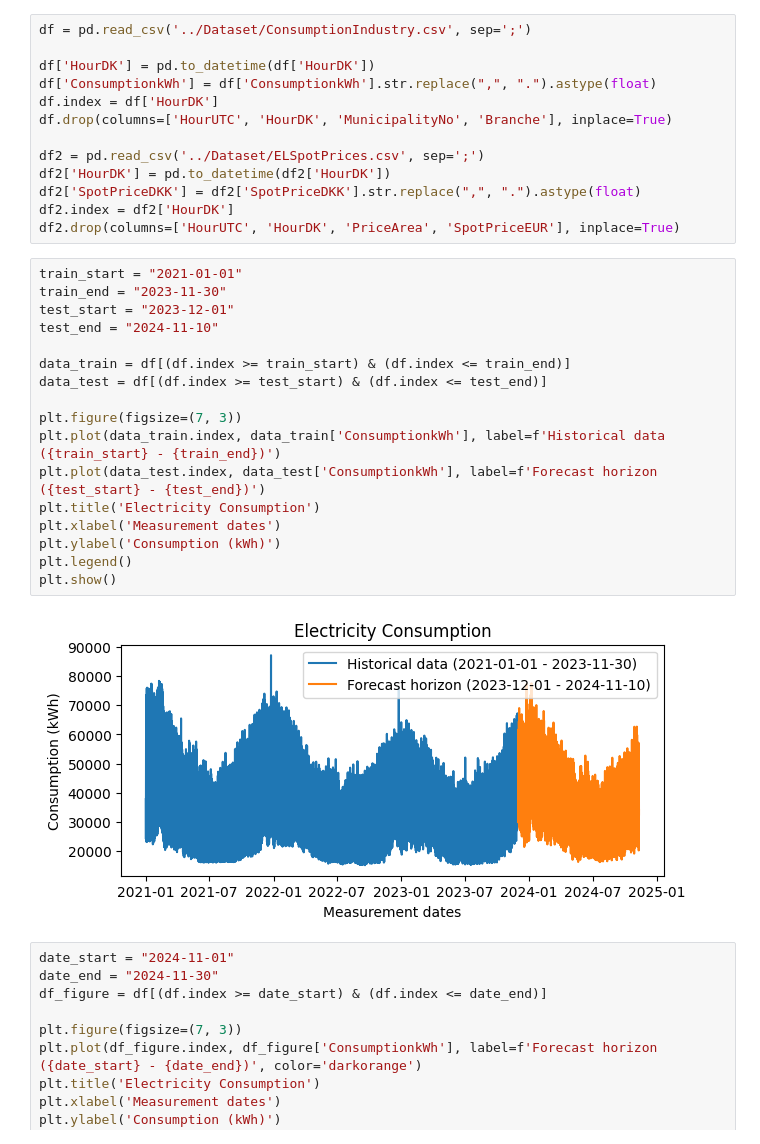
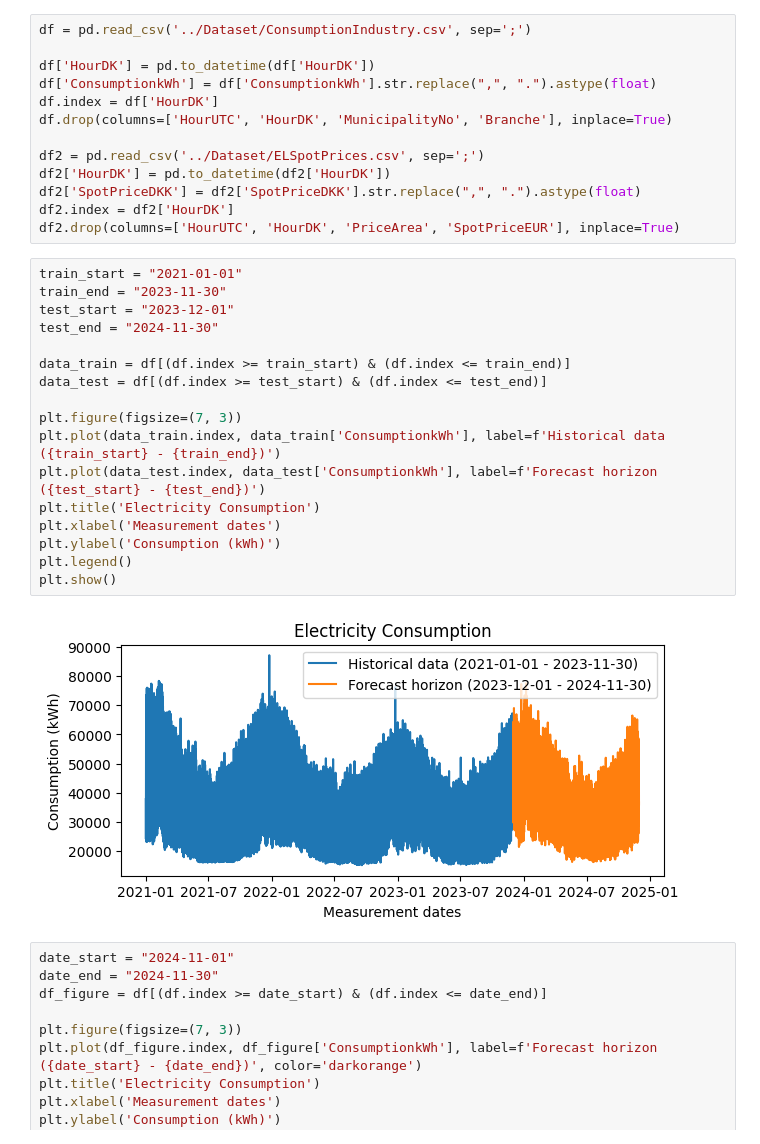
Before and after one commit to Casper0913/p9-energy, a Jupyter notebook: Models/Paper_figures.ipynb, the cells around one changed output. Cells and saved outputs as stored; diff of their text form.

```diff
--- a/Models/Paper_figures.ipynb
+++ b/Models/Paper_figures.ipynb
@@ -18,22 +18,22 @@ df2.drop(columns=['HourUTC', 'HourDK', 'PriceArea', 'SpotPriceEUR'], inplace=Tru
 # %%
 train_start = "2021-01-01"
 train_end = "2023-11-30"
 test_start = "2023-12-01"
-test_end = "2024-11-10"
+test_end = "2024-11-30"
 
 data_train = df[(df.index >= train_start) & (df.index <= train_end)]
 data_test = df[(df.index >= test_start) & (df.index <= test_end)]
 
 plt.figure(figsize=(7, 3))
 plt.plot(data_train.index, data_train['ConsumptionkWh'], label=f'Historical data ({train_start} - {train_end})')
 plt.plot(data_test.index, data_test['ConsumptionkWh'], label=f'Forecast horizon ({test_start} - {test_end})')
 plt.title('Electricity Consumption')
 plt.xlabel('Measurement dates')
 plt.ylabel('Consumption (kWh)')
 plt.legend()
 plt.show()
 # %% [output]
-[figure, old version]
+[figure, new version]
 # %%
 date_start = "2024-11-01"
 date_end = "2024-11-30"
```
Also changed, not shown: parts of 1 cell of this notebook, 5 other files.
